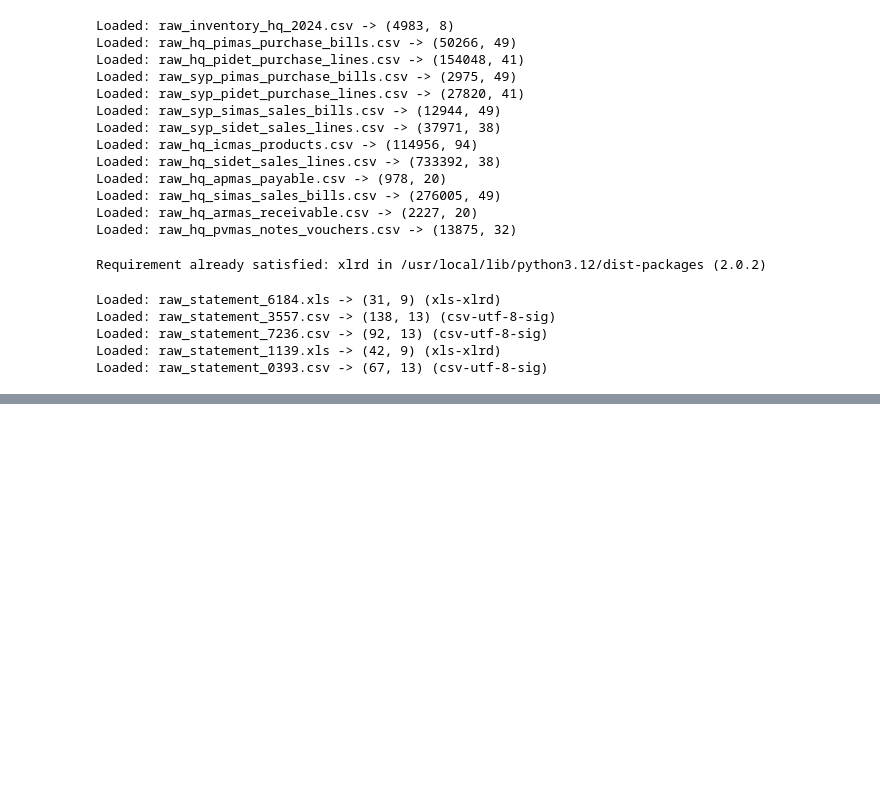
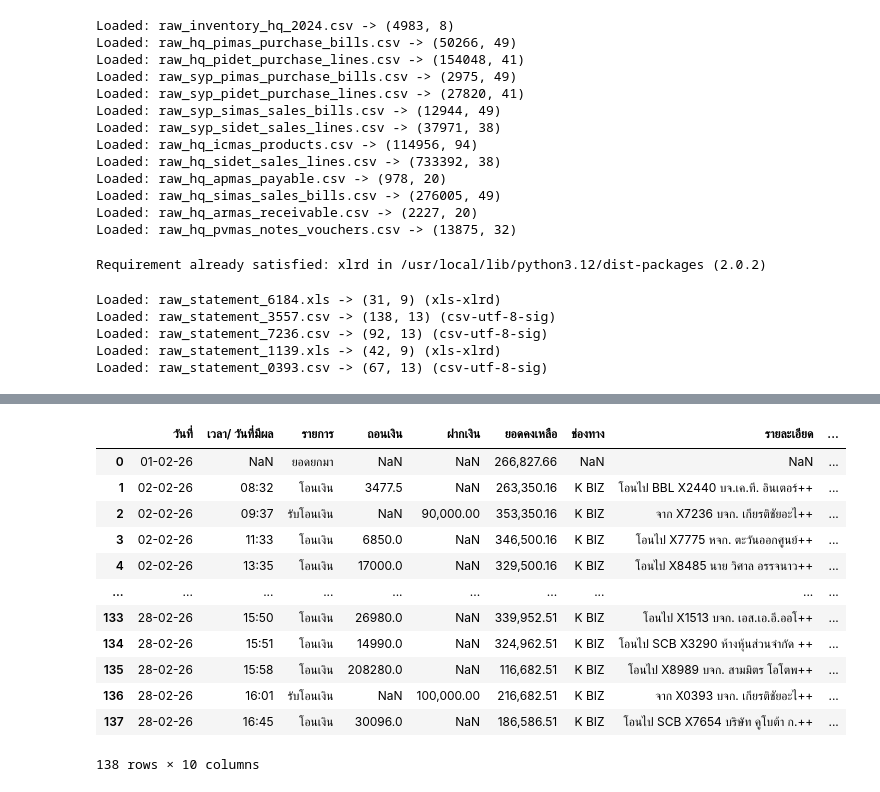
Before and after one commit to pthengtr/kcw-analytics, a Jupyter notebook: notebooks/34_statement_report.ipynb, the cells around one changed output, grey strips where cells are left out. Cells and saved outputs as stored; diff of their text form; code cells hidden in the pictures; blank space fills up the shorter version.

```diff
--- a/notebooks/34_statement_report.ipynb
+++ b/notebooks/34_statement_report.ipynb
@@ -286,0 +330,18 @@ def match_multiple_sources_by_amount(
+# %%
+df_out_3557[['วันที่', 'เวลา/ วันที่มีผล', 'รายการ', 'ถอนเงิน',
+       'ฝากเงิน','ยอดคงเหลือ',
+       'ช่องทาง', 'รายละเอียด', 'purchases.BILLNO_MATCHED','vouchers.BILLNO_MATCHED']]
+# %% [output]
+|  | วันที่ | เวลา/ วันที่มีผล | รายการ | ถอนเงิน | ฝากเงิน | ยอดคงเหลือ | ช่องทาง | รายละเอียด | ... |
+| 0 | 01-02-26 | NaN | ยอดยกมา | NaN | NaN | 266,827.66 | NaN | NaN | ... |
+| 1 | 02-02-26 | 08:32 | โอนเงิน | 3477.5 | NaN | 263,350.16 | K BIZ | โอนไป BBL X2440 บจ.เค.ที. อินเตอร์++ | ... |
+| 2 | 02-02-26 | 09:37 | รับโอนเงิน | NaN | 90,000.00 | 353,350.16 | K BIZ | จาก X7236 บจก. เกียรติชัยอะไ++ | ... |
+| 3 | 02-02-26 | 11:33 | โอนเงิน | 6850.0 | NaN | 346,500.16 | K BIZ | โอนไป X7775 หจก. ตะวันออกศูนย์++ | ... |
+| 4 | 02-02-26 | 13:35 | โอนเงิน | 17000.0 | NaN | 329,500.16 | K BIZ | โอนไป X8485 นาย วิศาล อรรจนาว++ | ... |
+| ... | ... | ... | ... | ... | ... | ... | ... | ... | ... |
+| 133 | 28-02-26 | 15:50 | โอนเงิน | 26980.0 | NaN | 339,952.51 | K BIZ | โอนไป X1513 บจก. เอส.เอ.อี.ออโ++ | ... |
+| 134 | 28-02-26 | 15:51 | โอนเงิน | 14990.0 | NaN | 324,962.51 | K BIZ | โอนไป SCB X3290 ห้างหุ้นส่วนจำกัด ++ | ... |
+| 135 | 28-02-26 | 15:58 | โอนเงิน | 208280.0 | NaN | 116,682.51 | K BIZ | โอนไป X8989 บจก. สามมิตร โอโตพ++ | ... |
+| 136 | 28-02-26 | 16:01 | รับโอนเงิน | NaN | 100,000.00 | 216,682.51 | K BIZ | จาก X0393 บจก. เกียรติชัยอะไ++ | ... |
+| 137 | 28-02-26 | 16:45 | โอนเงิน | 30096.0 | NaN | 186,586.51 | K BIZ | โอนไป SCB X7654 บริษัท คูโบต้า ก.++ | ... |
+138 rows × 10 columns
```
Also changed, not shown: parts of 15 cells of this notebook.
